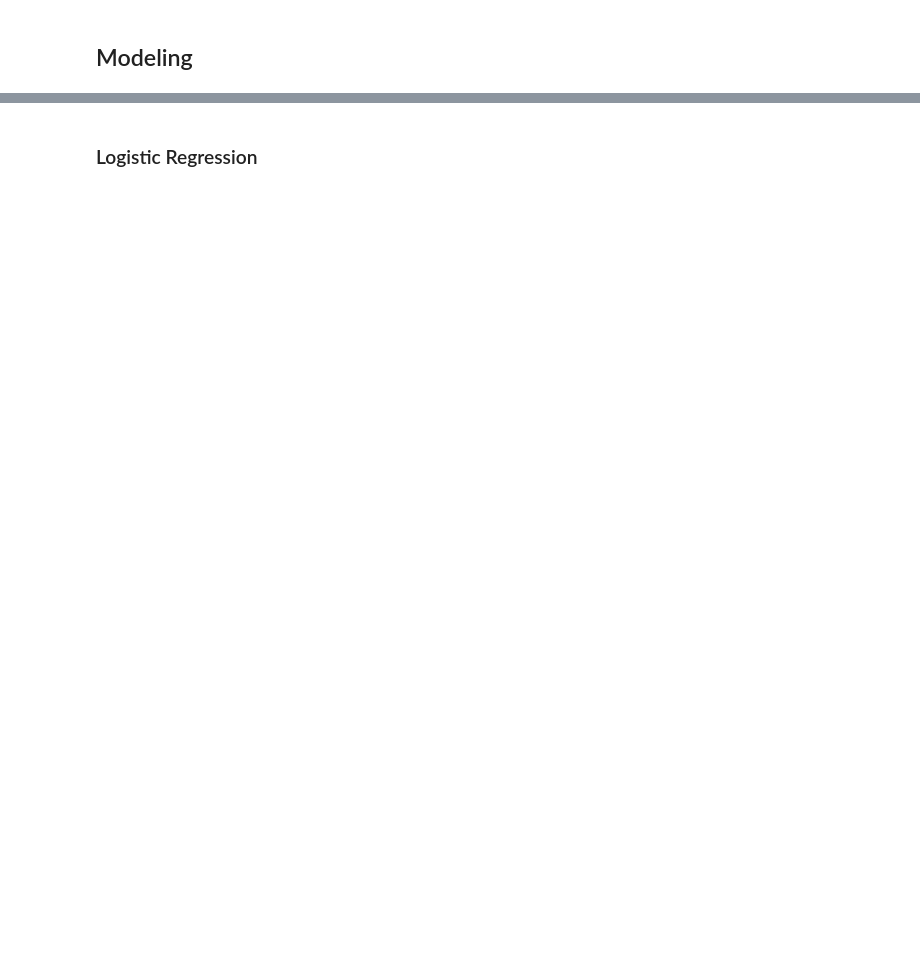
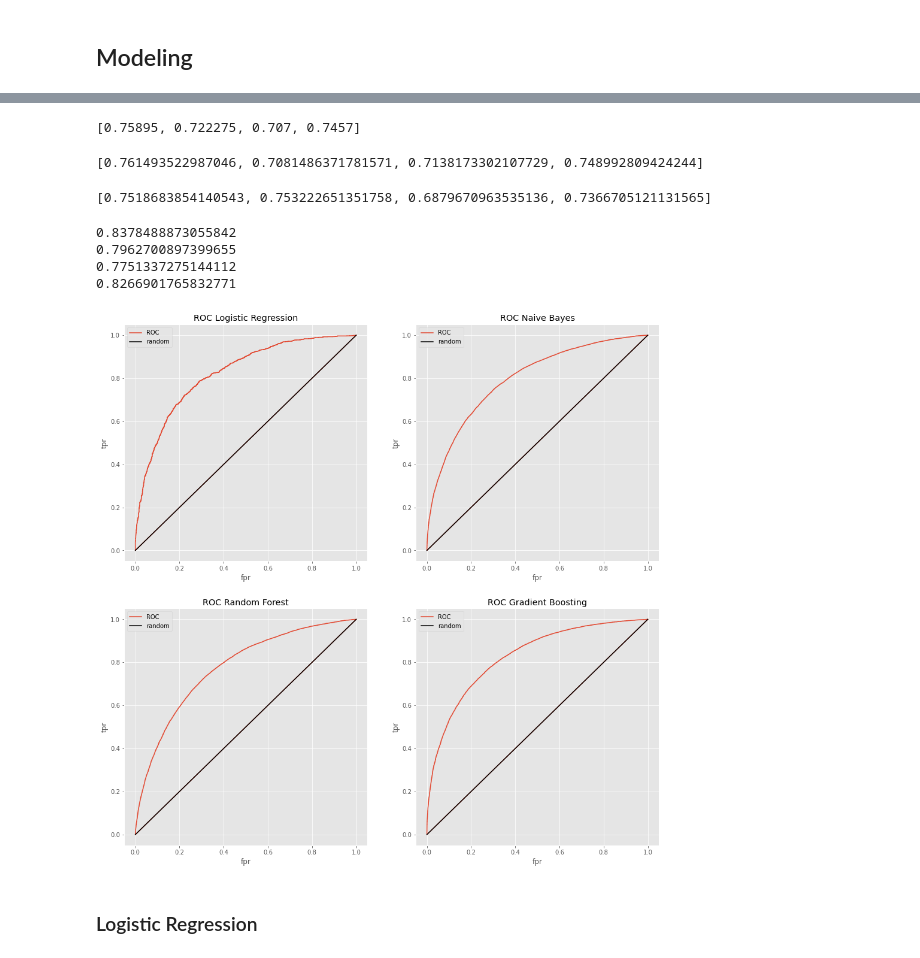
Before and after one commit to kelly-zhao/Predicting-Humor-in-Yelp-Reviews, a Jupyter notebook: reviews.ipynb, the cells around one changed output, grey strips where cells are left out. Drawn from its saved outputs; the diff is of its cells as text; code cells hidden in the pictures; blank space fills up the shorter version.

```diff
--- a/reviews.ipynb
+++ b/reviews.ipynb
@@ -490,0 +397,17 @@ len(words)
+# %%
+# logistic regression
+
+y_pred_lr, y_proba_lr = log_reg_model(X_train_tfidf, X_test_tfidf, y_train)
+# %%
+# naive bayes
+
+y_pred_nb, y_proba_nb = naive_bayes_model(X_train_tfidf, X_test_tfidf, y_train)
+# %%
+# random forest
+
+y_pred_rf, y_proba_rf = random_forest_model(X_train_tfidf, X_test_tfidf, y_train)
+# %%
+# gradient boosting
+# ran for > 1hr
+
+y_pred_gbc, y_proba_gbc = gradient_boosting_model(X_train_tfidf, X_test_tfidf, y_train)
@@ -490,0 +436,12 @@ len(words)
+# %%
+accuracy_scores
+# %% [output]
+[0.75895, 0.722275, 0.707, 0.7457]
+# %%
+precision_scores
+# %% [output]
+[0.761493522987046, 0.7081486371781571, 0.7138173302107729, 0.748992809424244]
+# %%
+recall_scores
+# %% [output]
+[0.7518683854140543, 0.753222651351758, 0.6879670963535136, 0.7366705121131565]
@@ -491,2 +457,35 @@ len(words)
+# %%
+# calculate AUC
+
+# ROC curves
+fig, ((ax0, ax1), (ax2, ax3)) = plt.subplots(2,2, figsize = (16,16))
+
+fpr0, tpr0, threshold0 = roc_curve(y_test, y_proba_lr)
+plot_ROC(ax0, fpr, tpr)
+ax0.title.set_text('ROC Logistic Regression')
+print(auc(fpr0, tpr0))
+
+fpr1, tpr1, threshold1 = roc_curve(y_test, y_proba_nb)
+plot_ROC(ax1, fpr1, tpr1)
+ax1.title.set_text('ROC Naive Bayes')
+print(auc(fpr1, tpr1))
+
+fpr2, tpr2, threshold2 = roc_curve(y_test, y_proba_rf)
+plot_ROC(ax2, fpr2, tpr2)
+ax2.title.set_text('ROC Random Forest')
+print(auc(fpr2, tpr2))
+
+fpr3, tpr3, threshold3 = roc_curve(y_test, y_proba_gbc)
+plot_ROC(ax3, fpr3, tpr3)
+ax3.title.set_text('ROC Gradient Boosting')
+print(auc(fpr3, tpr3))
+
+plt.savefig('roccurves.png', bbox='tight')
+# %% [output]
+0.8378488873055842
+0.7962700897399655
+0.7751337275144112
+0.8266901765832771
+[figure, added]
 # %% [markdown]
 ### Logistic Regression ###
```
Also changed, not shown: parts of 101 cells of this notebook.
